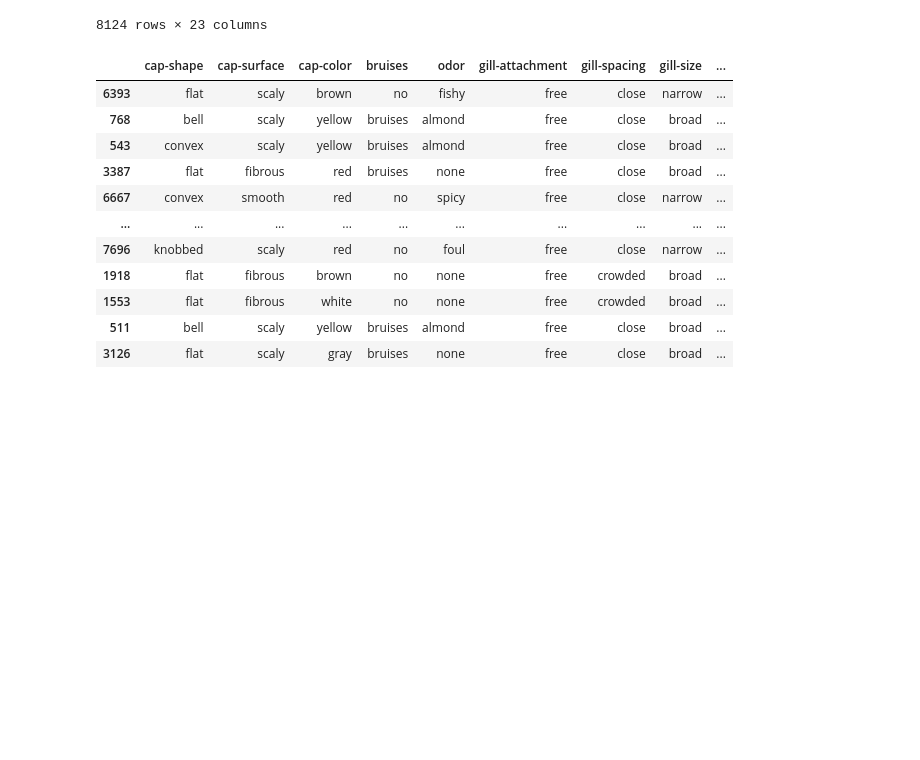
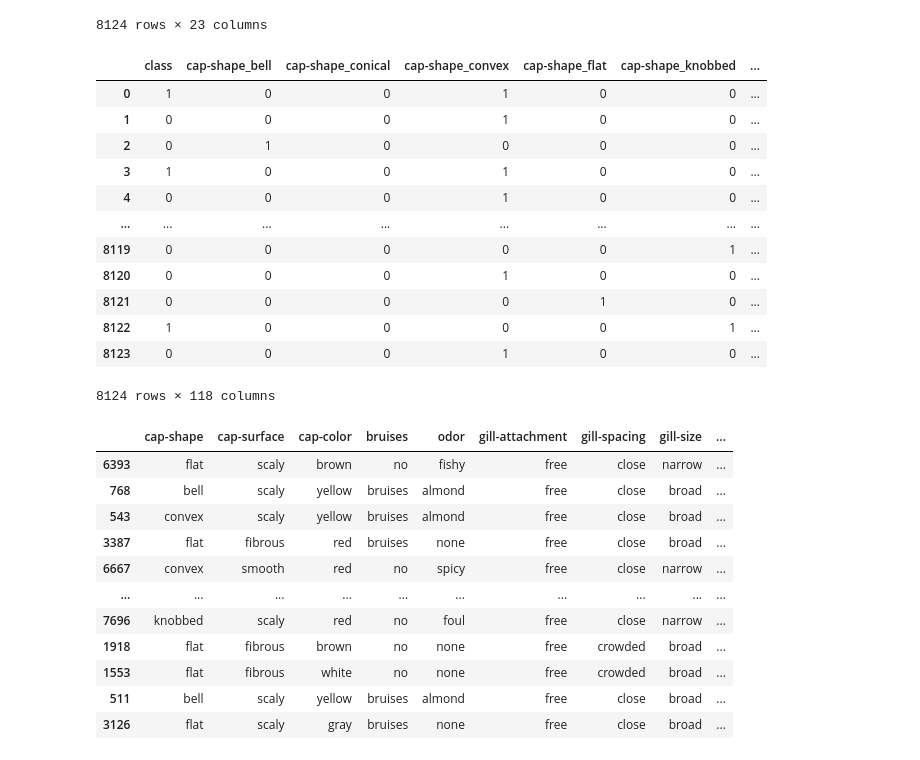
Before and after one commit to vonHousen/lime, a Jupyter notebook: doc/mod/notebooks/DatesetsLookup.ipynb, the cells around one changed output. Drawn from its saved outputs; the diff is of its cells as text; code cells hidden in the pictures; blank space fills up the shorter version.

```diff
--- a/doc/mod/notebooks/DatesetsLookup.ipynb
+++ b/doc/mod/notebooks/DatesetsLookup.ipynb
@@ -81,3 +118,8 @@ plt.show()
 # %% [output]
 [figure]
 [figure]
+# %%
+model = sklearn.ensemble.RandomForestClassifier(n_estimators=100, n_jobs=-1)
+x = train.to_numpy()
+y = train_labels.to_numpy()
+model.fit(x, y)
@@ -276,6 +370,35 @@ preprocessed_data
 | 8122 | poisonous | knobbed | scaly | brown | no | fishy | free | close | ... |
 | 8123 | edible | convex | smooth | brown | no | none | attached | close | ... |
 8124 rows × 23 columns
+# %%
+# categorical features handling
+preprocessed_data["class"] = preprocessed_data["class"].map({
+    "edible": 0,
+    "poisonous": 1
+})
+for column in preprocessed_data.columns.tolist()[1:]:
+    preprocessed_data = pd.concat(
+        [
+            preprocessed_data.drop(columns=[column]),
+            pd.get_dummies(preprocessed_data[column].fillna("unknown"), prefix=column)
+        ],
+        axis=1
+    )
+preprocessed_data
+# %% [output]
+|  | class | cap-shape_bell | cap-shape_conical | cap-shape_convex | cap-shape_flat | cap-shape_knobbed | ... |
+| 0 | 1 | 0 | 0 | 1 | 0 | 0 | ... |
+| 1 | 0 | 0 | 0 | 1 | 0 | 0 | ... |
+| 2 | 0 | 1 | 0 | 0 | 0 | 0 | ... |
+| 3 | 1 | 0 | 0 | 1 | 0 | 0 | ... |
+| 4 | 0 | 0 | 0 | 1 | 0 | 0 | ... |
+| ... | ... | ... | ... | ... | ... | ... | ... |
+| 8119 | 0 | 0 | 0 | 0 | 0 | 1 | ... |
+| 8120 | 0 | 0 | 0 | 1 | 0 | 0 | ... |
+| 8121 | 0 | 0 | 0 | 0 | 1 | 0 | ... |
+| 8122 | 1 | 0 | 0 | 0 | 0 | 1 | ... |
+| 8123 | 0 | 0 | 0 | 1 | 0 | 0 | ... |
+8124 rows × 118 columns
 # %%
 train, test = train_test_split(
     preprocessed_data, test_size=0.2, stratify=preprocessed_data["class"])
```
Also changed, not shown: parts of 9 cells of this notebook, 2 other files.
